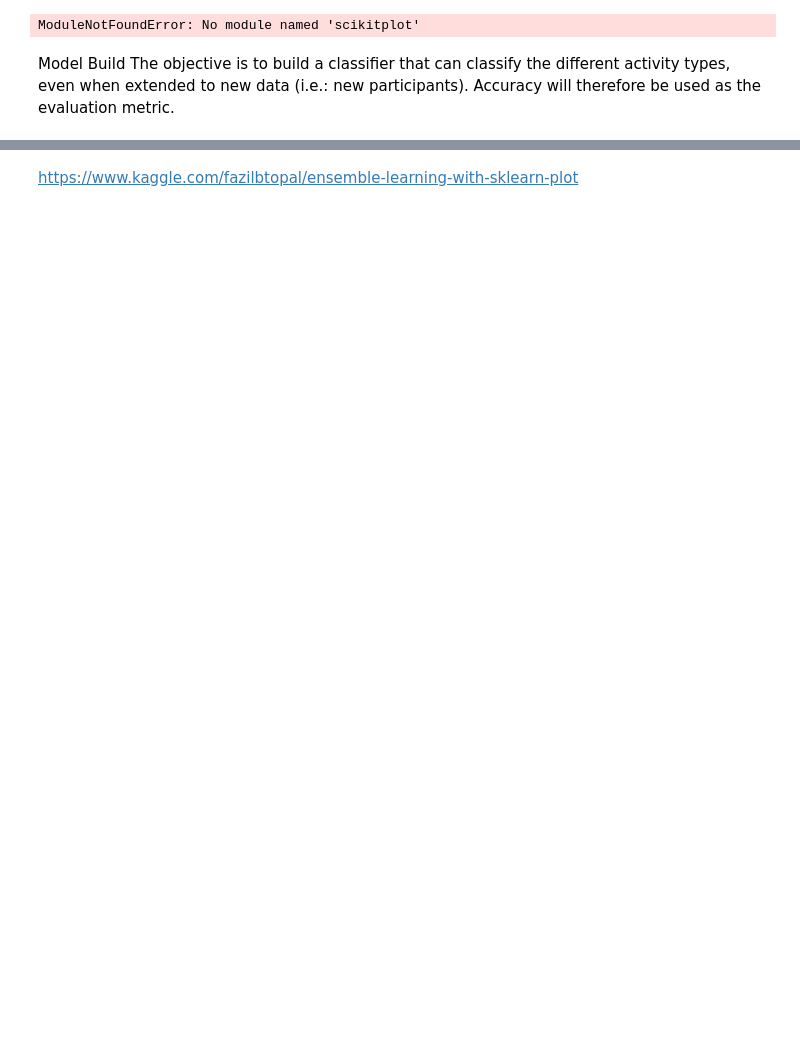
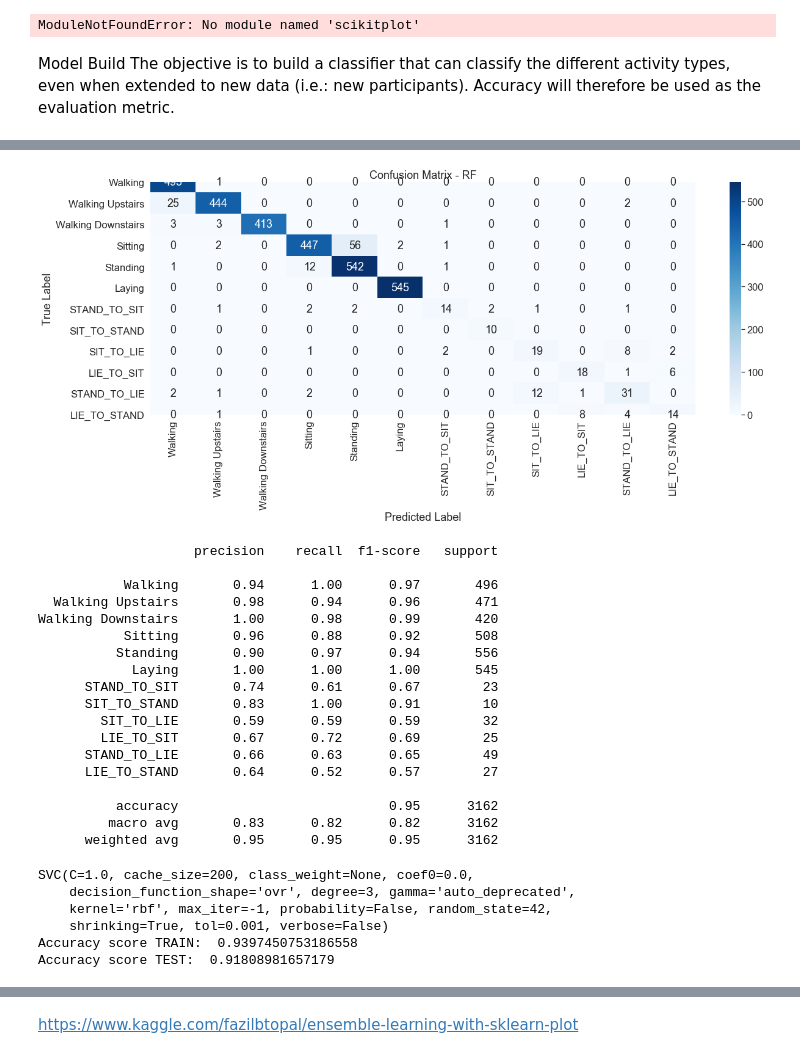
Before and after one commit to gmossy/human-activity-recognition, a Jupyter notebook: human_activity_dectector.ipynb, the cells around one changed output, grey strips where cells are left out. Saved outputs shown, nothing was run; the diff lists cells and outputs as text; code cells hidden in the pictures; blank space fills up the shorter version.

```diff
--- a/human_activity_dectector.ipynb
+++ b/human_activity_dectector.ipynb
@@ -866,0 +954,69 @@ Walking Downstairs       0.95      0.78      0.85       420
+# %%
+# confusion matrix for Linear SVM
+cm = confusion_matrix(y_test2, SVCy_pred)
+# Labels = ['Walking','Walking Upstairs','Walking Downstairs','Sitting','Standing','Laying']
+Labels = ['Walking','Walking Upstairs','Walking Downstairs','Sitting','Standing','Laying', 'STAND_TO_SIT','SIT_TO_STAND', 'SIT_TO_LIE', 'LIE_TO_SIT', 'STAND_TO_LIE', 'LIE_TO_STAND']
+
+ax = plt.axes()
+sns.heatmap(cm,
+            fmt='.0f',
+            annot=True,
+            cmap='Blues',
+            xticklabels=Labels,
+            yticklabels=Labels,
+            ax = ax)
+
+ax.set_title('Confusion Matrix - RF')
+ax.set_xlabel('Predicted Label')
+ax.set_ylabel('True Label')
+plt.show()
+
+# print classification report of Precision-Recall, f1-score accuracy scores
+# The classification_report function builds a text report showing the main classification metrics.
+#  precision is the ability of the classifier not to label as positive a sample that is negative,
+# and recall is the ability of the classifier to find all the positive sample
+from sklearn.metrics import classification_report, accuracy_score
+print(classification_report(y_test2, SVCy_pred, target_names=Labels))
+# %% [output]
+[figure, added]
+                    precision    recall  f1-score   support
+
+           Walking       0.94      1.00      0.97       496
+  Walking Upstairs       0.98      0.94      0.96       471
+Walking Downstairs       1.00      0.98      0.99       420
+           Sitting       0.96      0.88      0.92       508
+          Standing       0.90      0.97      0.94       556
+            Laying       1.00      1.00      1.00       545
+      STAND_TO_SIT       0.74      0.61      0.67        23
+      SIT_TO_STAND       0.83      1.00      0.91        10
+        SIT_TO_LIE       0.59      0.59      0.59        32
+        LIE_TO_SIT       0.67      0.72      0.69        25
+      STAND_TO_LIE       0.66      0.63      0.65        49
+      LIE_TO_STAND       0.64      0.52      0.57        27
+
+          accuracy                           0.95      3162
+         macro avg       0.83      0.82      0.82      3162
+      weighted avg       0.95      0.95      0.95      3162
+# %%
+clf = SVC(random_state=42)
+
+# try different kernels via gridsearch
+parameters = {'kernel': ['poly', 'rbf', 'sigmoid']}
+
+grid_obj =  GridSearchCV(clf, parameters, cv=3)
+grid_fit = grid_obj.fit(X_train2, y_train2.values.ravel())
+
+best_clf = grid_fit.best_estimator_
+train_pred = best_clf.predict(X_train2)
+best_pred = best_clf.predict(X_test2)
+
+print(best_clf)
+print('Accuracy score TRAIN: ', format(accuracy_score(y_train2, train_pred)))
+print('Accuracy score TEST: ', format(accuracy_score(y_test2, best_pred)))
+# %% [output]
+SVC(C=1.0, cache_size=200, class_weight=None, coef0=0.0,
+    decision_function_shape='ovr', degree=3, gamma='auto_deprecated',
+    kernel='rbf', max_iter=-1, probability=False, random_state=42,
+    shrinking=True, tol=0.001, verbose=False)
+Accuracy score TRAIN:  0.9397450753186558
+Accuracy score TEST:  0.91808981657179
```
Also changed, not shown: parts of 44 cells of this notebook.
